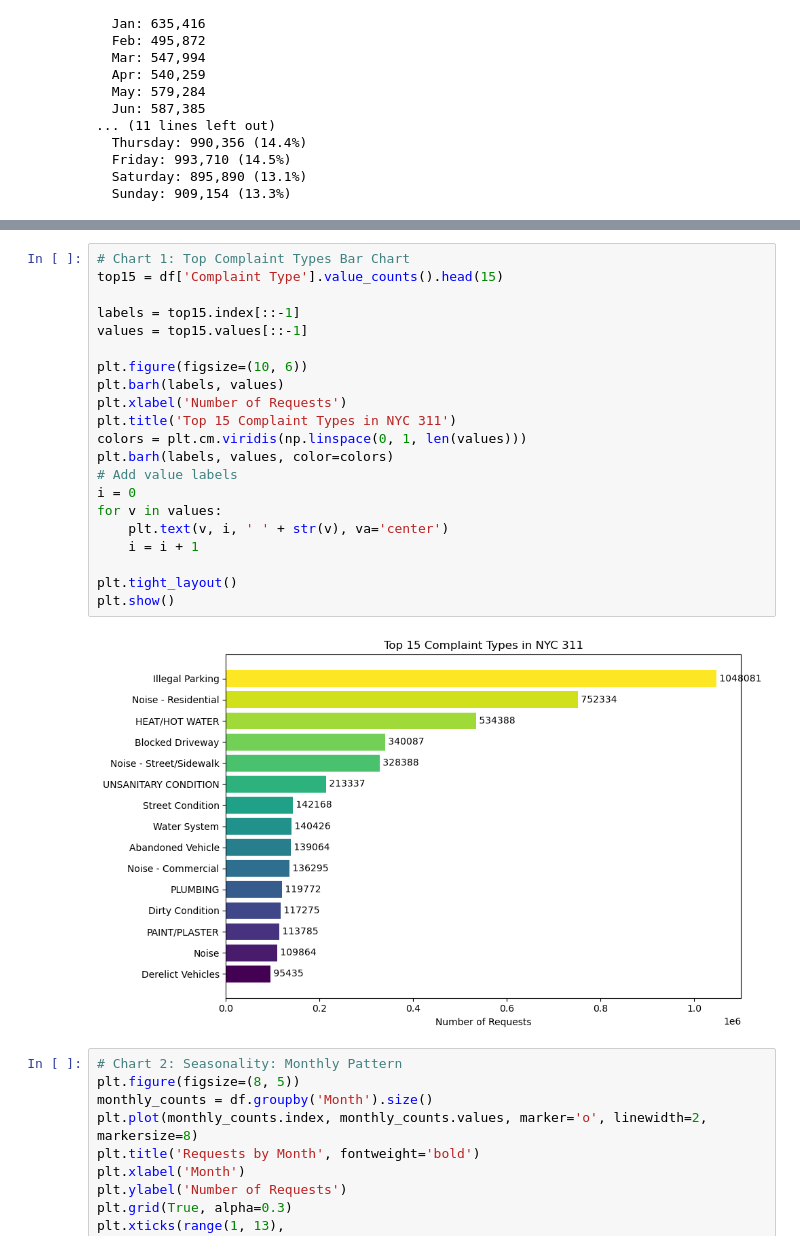
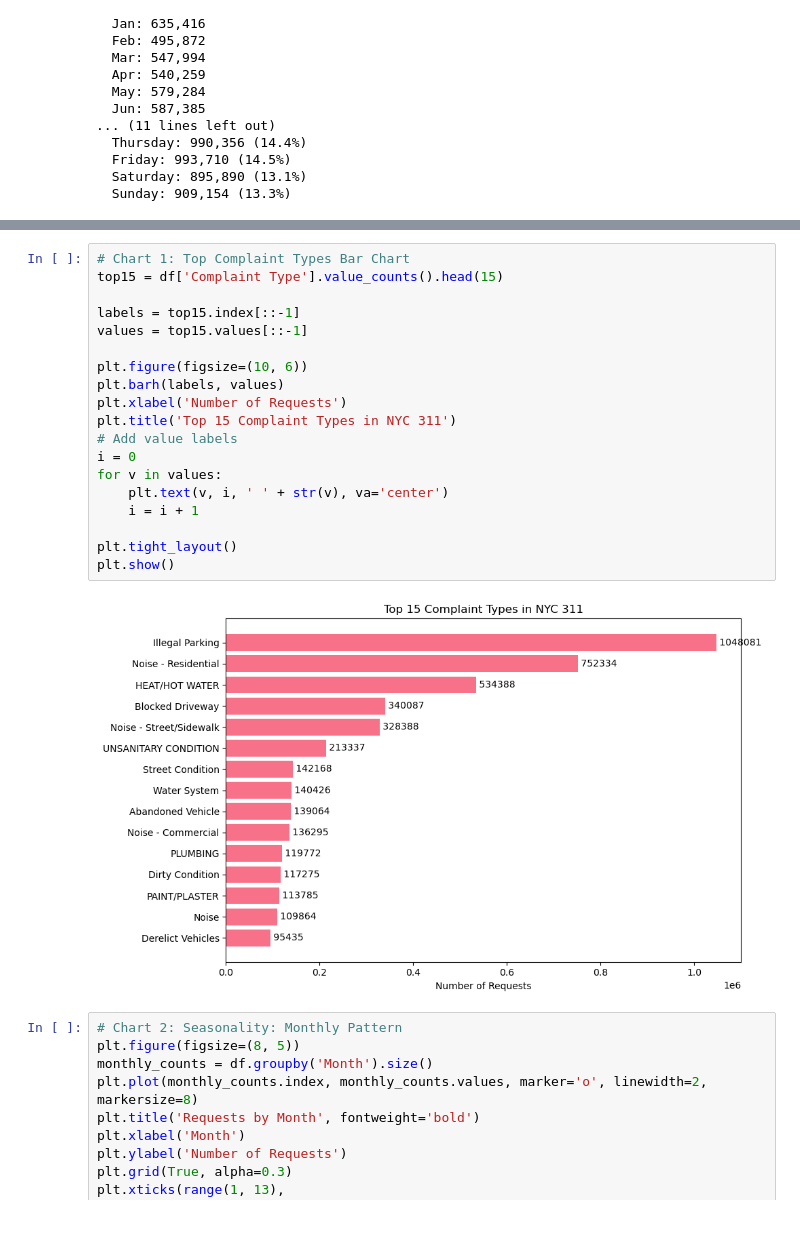
Before and after one commit to jennylu0066/311servicerequests, a Jupyter notebook: 02_eda.ipynb, the cells around one changed output, grey strips where cells are left out. Drawn from its saved outputs; the diff is of its cells as text.

```diff
--- a/02_eda.ipynb
+++ b/02_eda.ipynb
@@ -264,26 +264,24 @@ Top Complaint Type by Borough:
 # %%
 # Chart 1: Top Complaint Types Bar Chart
 top15 = df['Complaint Type'].value_counts().head(15)
 
 labels = top15.index[::-1]
 values = top15.values[::-1]
 
 plt.figure(figsize=(10, 6))
 plt.barh(labels, values)
 plt.xlabel('Number of Requests')
 plt.title('Top 15 Complaint Types in NYC 311')
-colors = plt.cm.viridis(np.linspace(0, 1, len(values)))
-plt.barh(labels, values, color=colors)
 # Add value labels
 i = 0
 for v in values:
     plt.text(v, i, ' ' + str(v), va='center')
     i = i + 1
 
 plt.tight_layout()
 plt.show()
 # %% [output]
-[figure, old version]
+[figure, new version]
 # %%
 # Chart 2: Seasonality: Monthly Pattern
 plt.figure(figsize=(8, 5))
```
Also changed, not shown: parts of 2 cells of this notebook.
